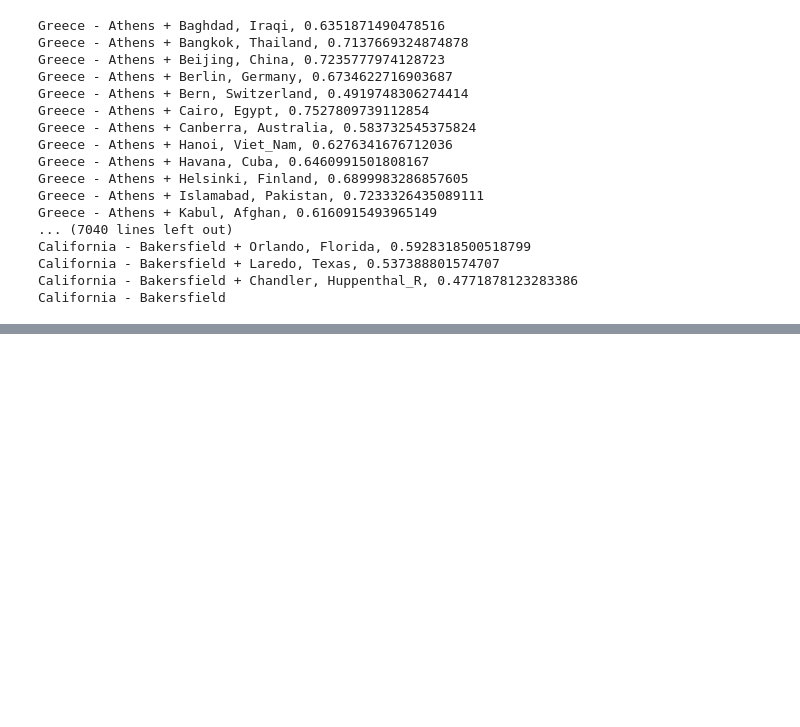
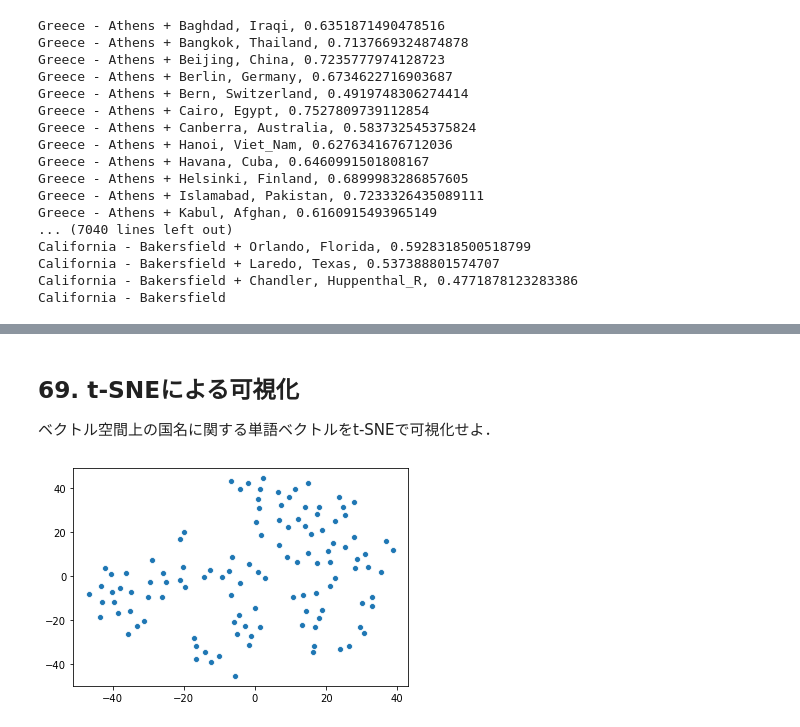
Before and after one commit to kiyohiro8/NLP_100knock, a Jupyter notebook: 第7章：単語ベクトル.ipynb, the cells around one changed output, grey strips where cells are left out. Cells and saved outputs as stored; diff of their text form; code cells hidden in the pictures; blank space fills up the shorter version.

```diff
--- a/第7章：単語ベクトル.ipynb
+++ b/第7章：単語ベクトル.ipynb
@@ -101,0 +280,13 @@ California - Bakersfield
+# %% [markdown]
+## 69. t-SNEによる可視化
+ベクトル空間上の国名に関する単語ベクトルをt-SNEで可視化せよ．
+# %%
+from sklearn.manifold import TSNE
+
+tsne = TSNE(n_components=2, random_state = 0, perplexity = 20, n_iter = 1000)
+z = tsne.fit_transform(countries_vec)
+
+sns.scatterplot(z[:, 0], z[:, 1])
+plt.show()
+# %% [output]
+[figure, added]
```
Also changed, not shown: parts of 19 cells of this notebook.
